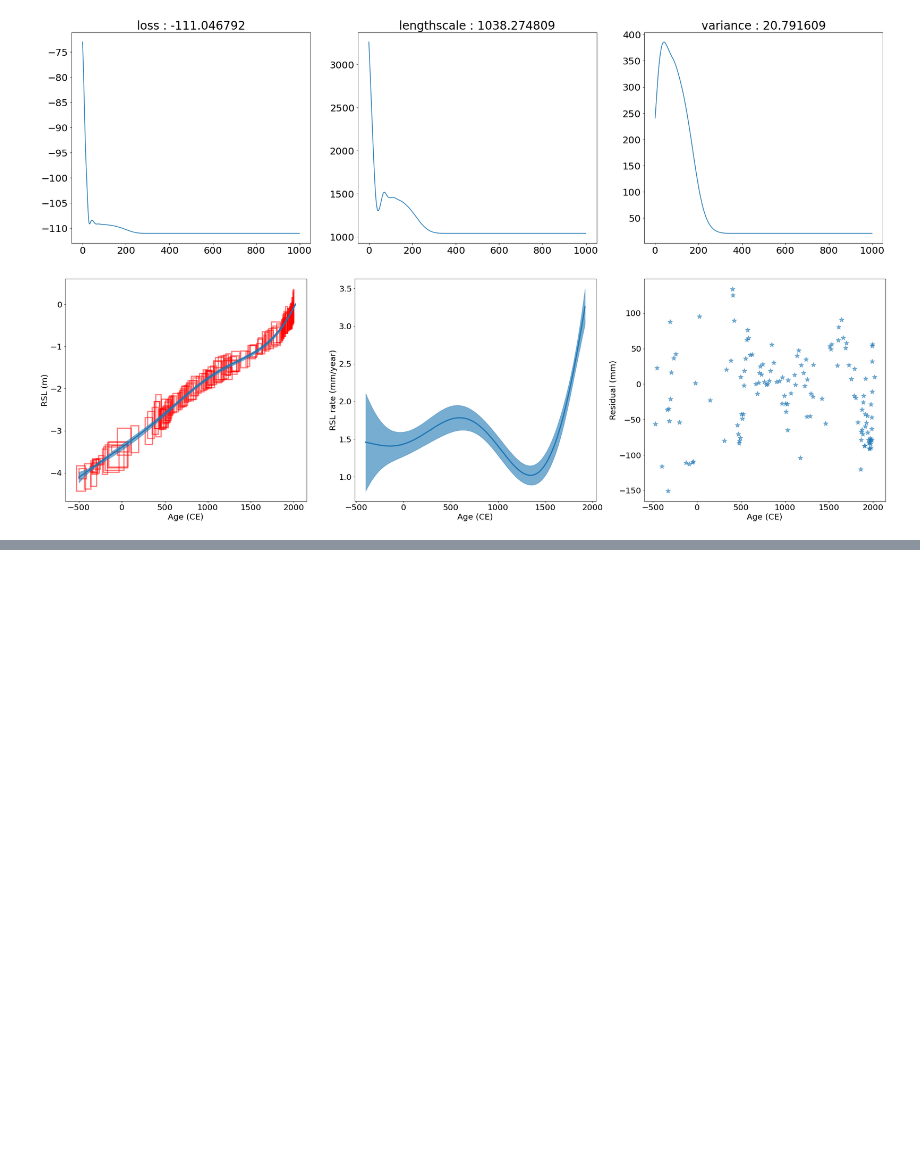
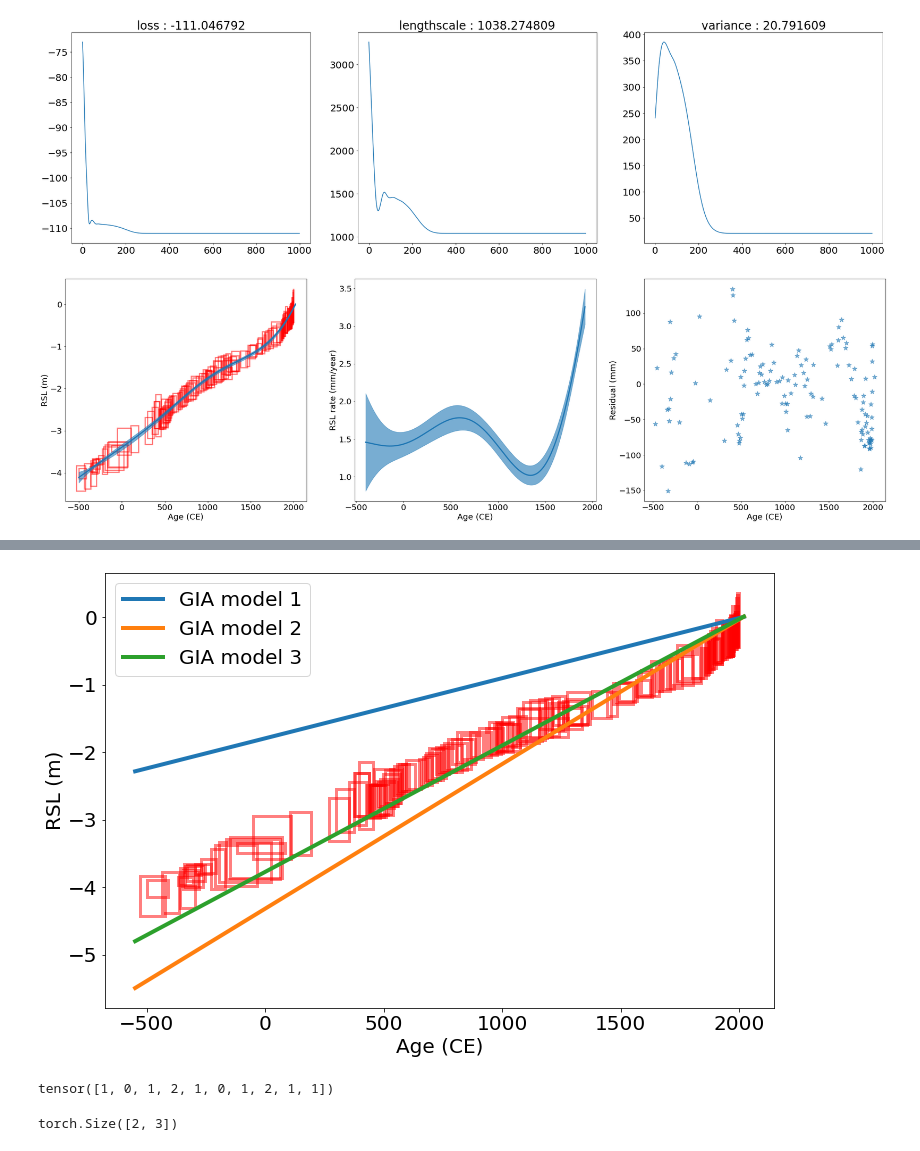
Before and after one commit to radical-collaboration/PaleoSTeHM, a Jupyter notebook: Tutorials/1. Introduction/2. Process level modelling.ipynb, the cells around one changed output, grey strips where cells are left out. Cells and saved outputs as stored; diff of their text form; code cells hidden in the pictures; blank space fills up the shorter version.

```diff
--- a/Tutorials/1. Introduction/2. Process level modelling.ipynb
+++ b/Tutorials/1. Introduction/2. Process level modelling.ipynb
@@ -463,0 +470,25 @@ Therefore, the resulting posterior distirbution of phyiscs parameters are discre
+# %%
+forward_x = torch.tensor([-550,2020])
+
+GIA_1 = (forward_x-2017)*0.00089
+GIA_2 = (forward_x-2017)*0.00214
+GIA_3 = (forward_x-2017)*0.00187
+GIA_ensemble = torch.vstack([GIA_1,GIA_2,GIA_3]).T
+#visulize GIA model results
+plt.figure(figsize=(12,8))
+ax = plt.subplot(111)
+PSTHM.plot_uncertainty_boxes(X,y, x_sigma*2,y_sigma*2,ax=ax)
+plt.plot(forward_x,GIA_1,color='C0',linewidth=4,label='GIA model 1')
+plt.plot(forward_x,GIA_2,color='C1',linewidth=4,label='GIA model 2')
+plt.plot(forward_x,GIA_3,color='C2',linewidth=4,label='GIA model 3')
+plt.legend();
+# %% [output]
+[figure, added]
+# %%
+dist.Categorical(torch.tensor([0.1,0.1,0.1])).sample([10])
+# %% [output]
+tensor([1, 0, 1, 2, 1, 0, 1, 2, 1, 1])
+# %%
+GIA_ensemble.shape
+# %% [output]
+torch.Size([2, 3])
```
Also changed, not shown: parts of 3 cells of this notebook.
